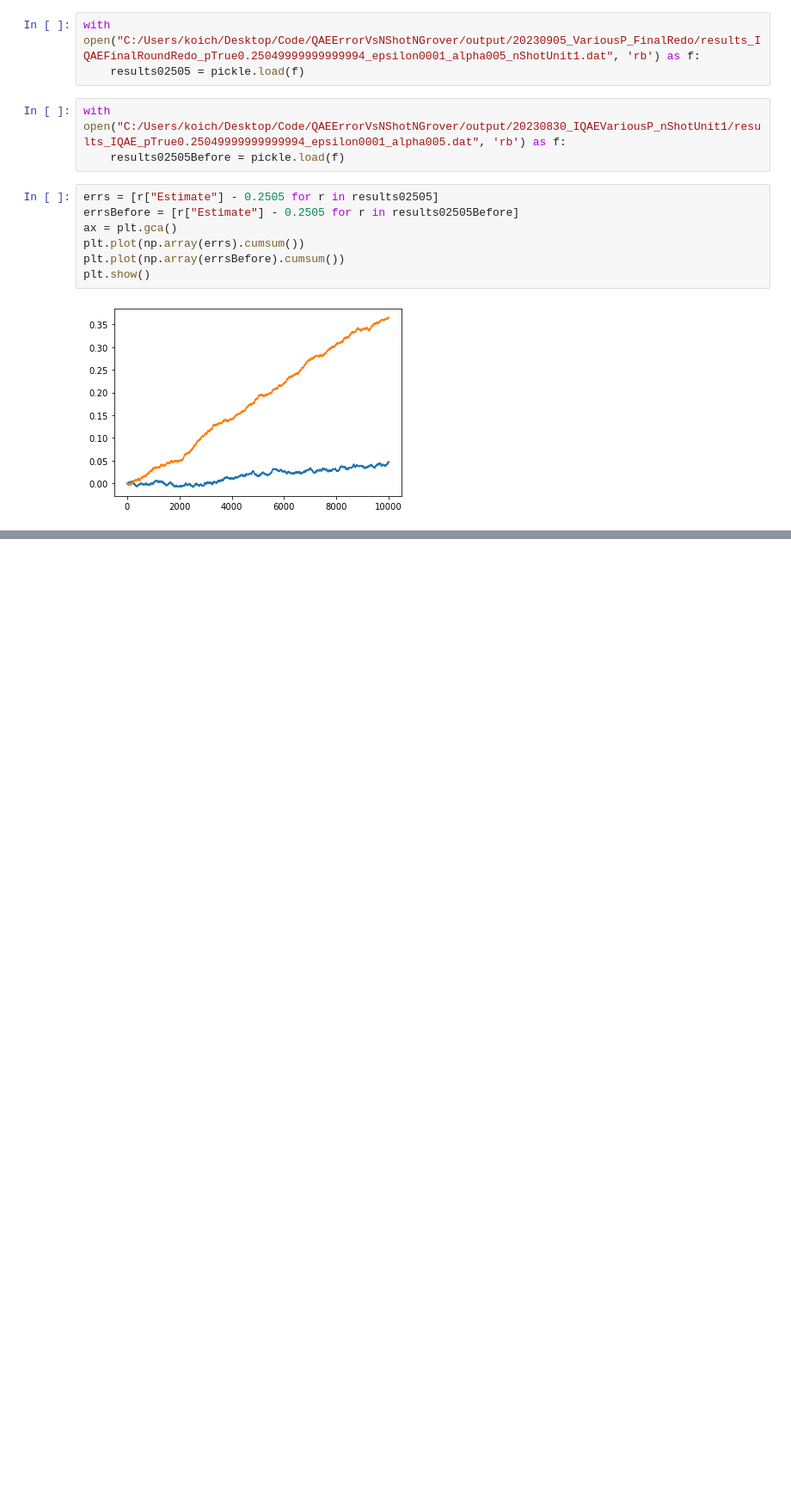
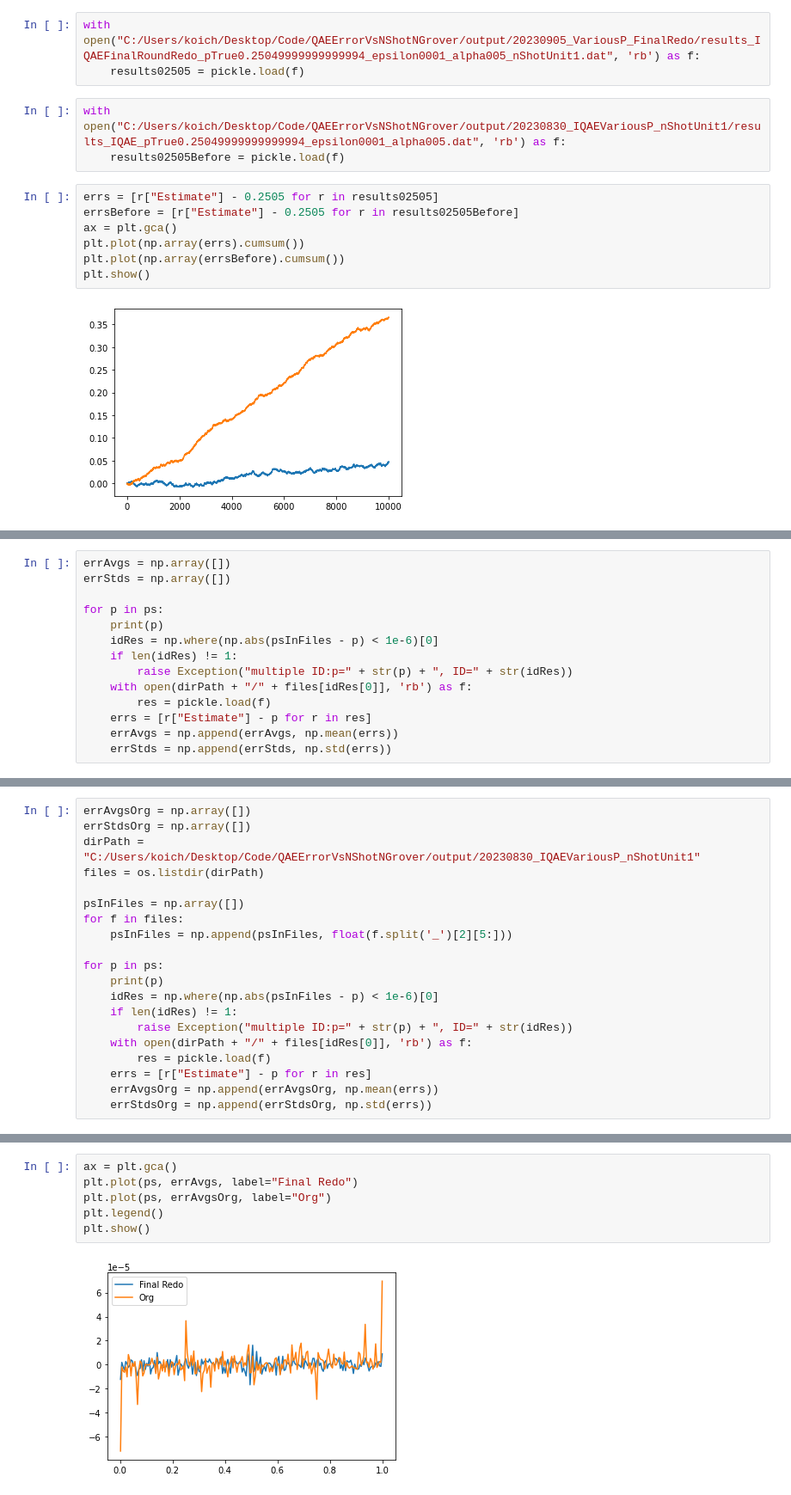
Before and after one commit to Koichi-Miyamoto/QAEErrorVsNShotNGrover, a Jupyter notebook: IQAEBinom_ForVariousPTrue_FinalRoundRedo.ipynb, the cells around one changed output, grey strips where cells are left out. Shown at 86% size. Cells and saved outputs as stored; diff of their text form; blank space fills up the shorter version.

```diff
--- a/IQAEBinom_ForVariousPTrue_FinalRoundRedo.ipynb
+++ b/IQAEBinom_ForVariousPTrue_FinalRoundRedo.ipynb
@@ -155,0 +186,14 @@ plt.show()
+# %%
+errAvgs = np.array([])
+errStds = np.array([])
+
+for p in ps:
+    print(p)
+    idRes = np.where(np.abs(psInFiles - p) < 1e-6)[0]
+    if len(idRes) != 1:
+        raise Exception("multiple ID:p=" + str(p) + ", ID=" + str(idRes))
+    with open(dirPath + "/" + files[idRes[0]], 'rb') as f:
+        res = pickle.load(f)
+    errs = [r["Estimate"] - p for r in res]
+    errAvgs = np.append(errAvgs, np.mean(errs))
+    errStds = np.append(errStds, np.std(errs))
@@ -155,0 +218,20 @@ plt.show()
+# %%
+errAvgsOrg = np.array([])
+errStdsOrg = np.array([])
+dirPath = "C:/Users/koich/Desktop/Code/QAEErrorVsNShotNGrover/output/20230830_IQAEVariousP_nShotUnit1"
+files = os.listdir(dirPath)
+
+psInFiles = np.array([])
+for f in files:
+    psInFiles = np.append(psInFiles, float(f.split('_')[2][5:]))
+
+for p in ps:
+    print(p)
+    idRes = np.where(np.abs(psInFiles - p) < 1e-6)[0]
+    if len(idRes) != 1:
+        raise Exception("multiple ID:p=" + str(p) + ", ID=" + str(idRes))
+    with open(dirPath + "/" + files[idRes[0]], 'rb') as f:
+        res = pickle.load(f)
+    errs = [r["Estimate"] - p for r in res]
+    errAvgsOrg = np.append(errAvgsOrg, np.mean(errs))
+    errStdsOrg = np.append(errStdsOrg, np.std(errs))
@@ -155,0 +256,8 @@ plt.show()
+# %%
+ax = plt.gca()
+plt.plot(ps, errAvgs, label="Final Redo")
+plt.plot(ps, errAvgsOrg, label="Org")
+plt.legend()
+plt.show()
+# %% [output]
+[figure, added]
```
Also changed, not shown: parts of 4 cells of this notebook, 7 other files.
